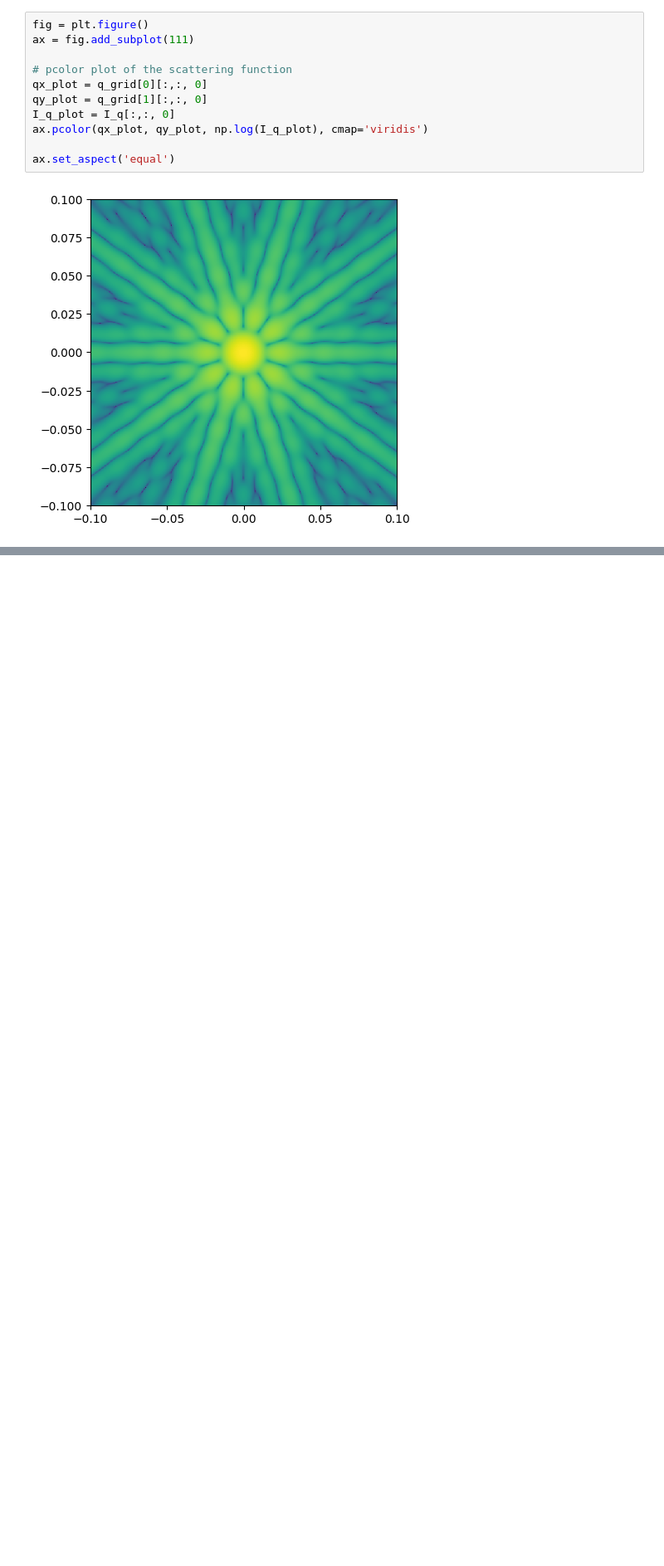
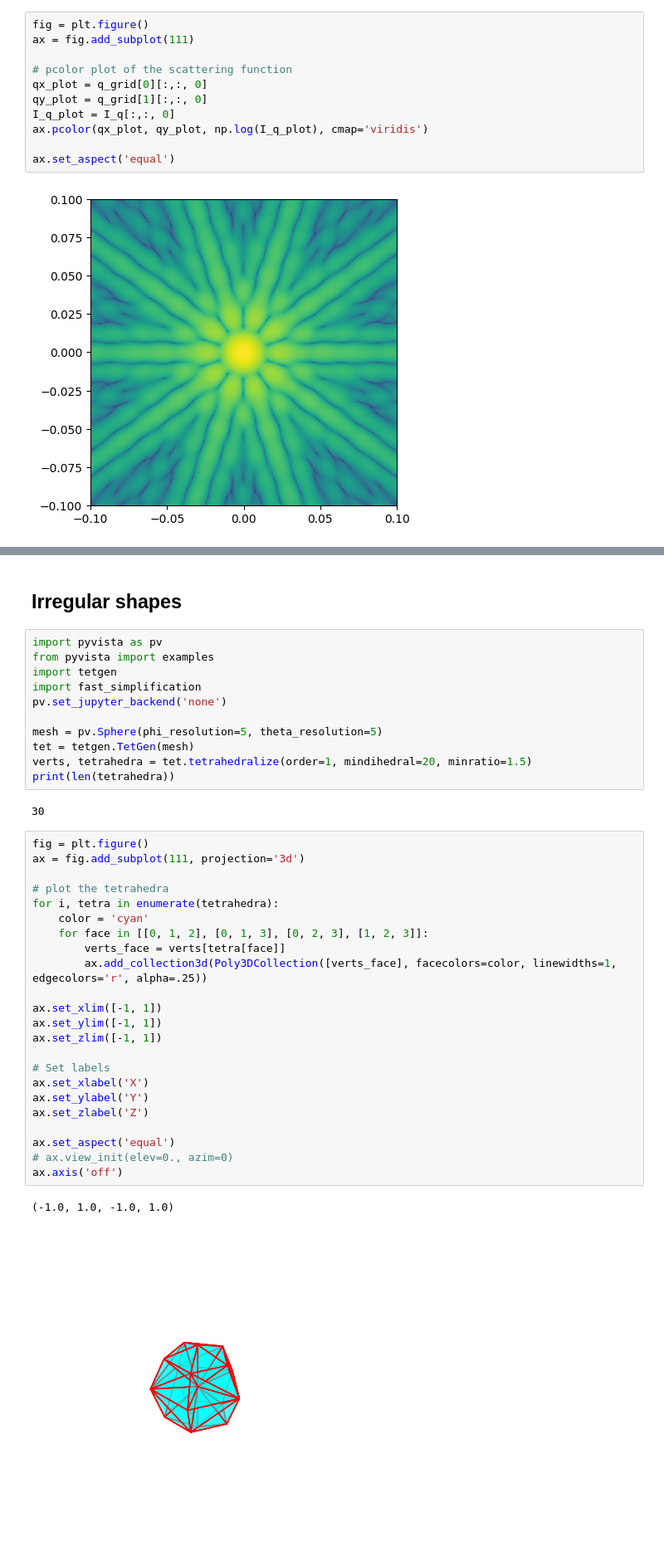
Before and after one commit to ch-tung/simplex_scattering, a Jupyter notebook: test_Simplex.ipynb, the cells around one changed output, grey strips where cells are left out. Shown at 83% size. Saved outputs shown, nothing was run; the diff lists cells and outputs as text; blank space fills up the shorter version.

```diff
--- a/test_Simplex.ipynb
+++ b/test_Simplex.ipynb
@@ -845 +653,42 @@ Scattering function calculation complete.
 [figure]
+# %% [markdown]
+## Irregular shapes
+# %%
+import pyvista as pv
+from pyvista import examples
+import tetgen
+import fast_simplification
+pv.set_jupyter_backend('none')
+
+mesh = pv.Sphere(phi_resolution=5, theta_resolution=5)
+tet = tetgen.TetGen(mesh)
+verts, tetrahedra = tet.tetrahedralize(order=1, mindihedral=20, minratio=1.5)
+print(len(tetrahedra))
+# %% [output]
+30
+# %%
+fig = plt.figure()
+ax = fig.add_subplot(111, projection='3d')
+
+# plot the tetrahedra
+for i, tetra in enumerate(tetrahedra):
+    color = 'cyan'
+    for face in [[0, 1, 2], [0, 1, 3], [0, 2, 3], [1, 2, 3]]:
+        verts_face = verts[tetra[face]]
+        ax.add_collection3d(Poly3DCollection([verts_face], facecolors=color, linewidths=1, edgecolors='r', alpha=.25))
+
+ax.set_xlim([-1, 1])
+ax.set_ylim([-1, 1])
+ax.set_zlim([-1, 1])
+
+# Set labels
+ax.set_xlabel('X')
+ax.set_ylabel('Y')
+ax.set_zlabel('Z')
+
+ax.set_aspect('equal')
+# ax.view_init(elev=0., azim=0)
+ax.axis('off')
+# %% [output]
+(-1.0, 1.0, -1.0, 1.0)
+[figure, added]
```
Also changed, not shown: parts of 12 cells of this notebook.
